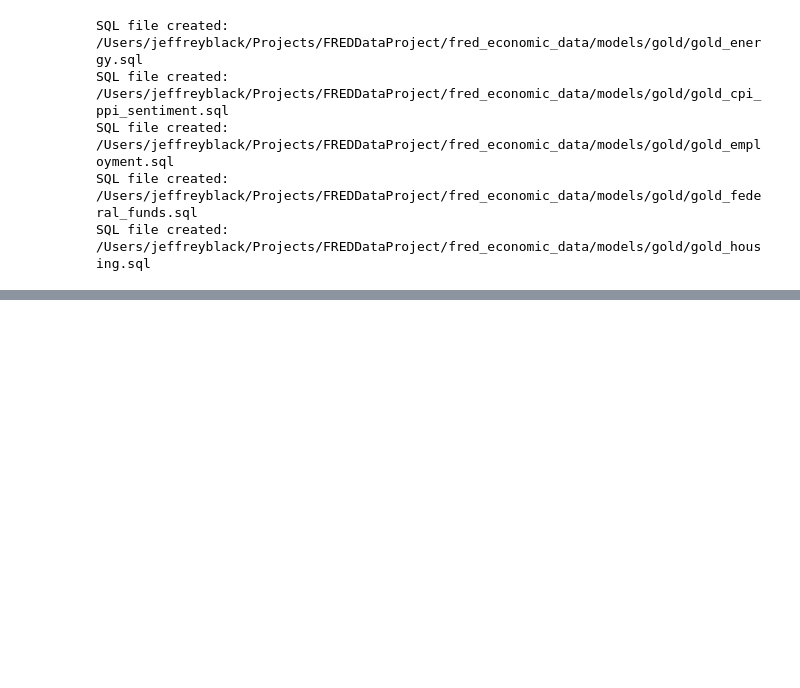
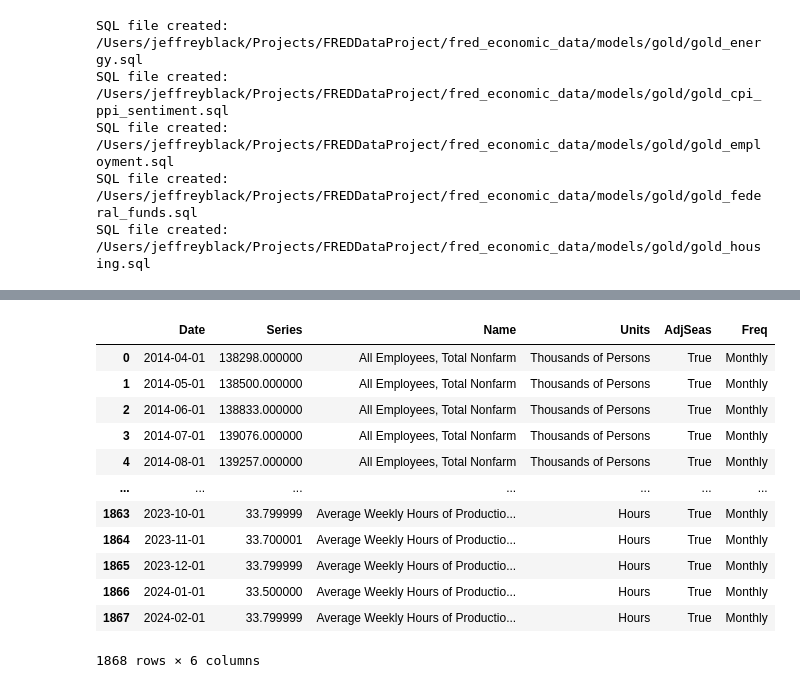
Before and after one commit to jeffreyablack1/FREDDataProject, a Jupyter notebook: run_sql_queries_here.ipynb, the cells around one changed output, grey strips where cells are left out. Cells and saved outputs as stored; diff of their text form; code cells hidden in the pictures; blank space fills up the shorter version.

```diff
--- a/run_sql_queries_here.ipynb
+++ b/run_sql_queries_here.ipynb
@@ -620,0 +668,22 @@ SQL file created: /Users/jeffreyblack/Projects/FREDDataProject/fred_economic_dat
+# %%
+sql_query = '''
+SELECT *
+FROM gold_employment
+'''
+
+with duckdb.connect('data/fred.db') as con: #using with to automatically close the database
+    display(con.sql(sql_query).df())
+# %% [output]
+|  | Date | Series | Name | Units | AdjSeas | Freq |
+| 0 | 2014-04-01 | 138298.000000 | All Employees, Total Nonfarm | Thousands of Persons | True | Monthly |
+| 1 | 2014-05-01 | 138500.000000 | All Employees, Total Nonfarm | Thousands of Persons | True | Monthly |
+| 2 | 2014-06-01 | 138833.000000 | All Employees, Total Nonfarm | Thousands of Persons | True | Monthly |
+| 3 | 2014-07-01 | 139076.000000 | All Employees, Total Nonfarm | Thousands of Persons | True | Monthly |
+| 4 | 2014-08-01 | 139257.000000 | All Employees, Total Nonfarm | Thousands of Persons | True | Monthly |
+| ... | ... | ... | ... | ... | ... | ... |
+| 1863 | 2023-10-01 | 33.799999 | Average Weekly Hours of Productio... | Hours | True | Monthly |
+| 1864 | 2023-11-01 | 33.700001 | Average Weekly Hours of Productio... | Hours | True | Monthly |
+| 1865 | 2023-12-01 | 33.799999 | Average Weekly Hours of Productio... | Hours | True | Monthly |
+| 1866 | 2024-01-01 | 33.500000 | Average Weekly Hours of Productio... | Hours | True | Monthly |
+| 1867 | 2024-02-01 | 33.799999 | Average Weekly Hours of Productio... | Hours | True | Monthly |
+1868 rows × 6 columns
```
Also changed, not shown: parts of 7 cells of this notebook, 11 other files.
